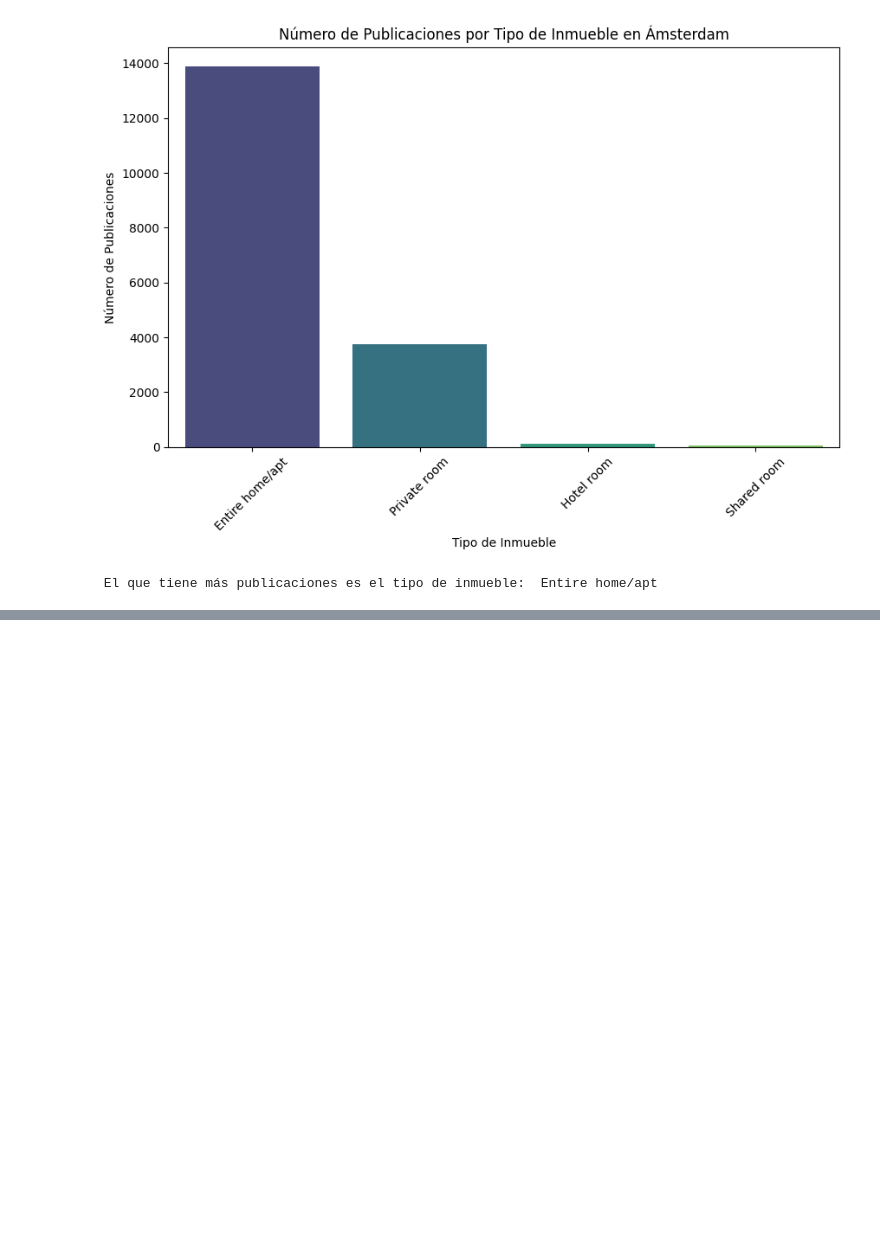
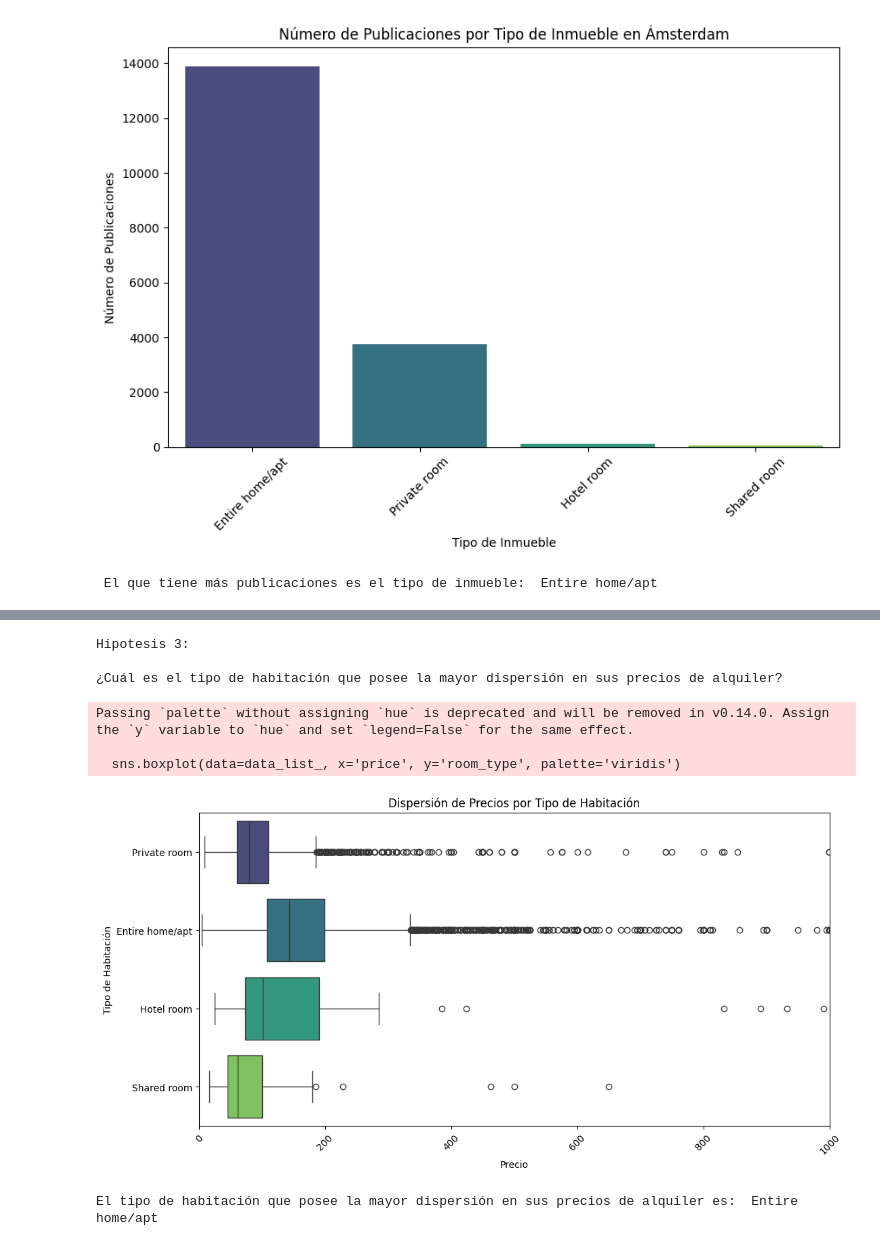
Before and after one commit to Emmaquantum/Data-Science-Proyect-Airbnb, a Jupyter notebook: PrimerReporte.ipynb, the cells around one changed output, grey strips where cells are left out. Saved outputs shown, nothing was run; the diff lists cells and outputs as text; code cells hidden in the pictures; blank space fills up the shorter version.

```diff
--- a/PrimerReporte.ipynb
+++ b/PrimerReporte.ipynb
@@ -328,0 +333,27 @@ El tipo de habitación con los precios más económicos es:  Shared room
+# %%
+print("Hipotesis 3: ")
+print("\n¿Cuál es el tipo de habitación que posee la mayor dispersión en sus precios de alquiler?")
+
+#Delete of cero prices of the column price on data_list_
+data_list_ = data_list_[data_list_['price'] > 0]
+
+#Create a boxplot of the prices by room_type, but the prices is the x-axis and room_type is the y-axis unti 1000 prices
+plt.figure(figsize=(12, 6))
+sns.boxplot(data=data_list_, x='price', y='room_type', palette='viridis')
+plt.xlim(0, 1000)  # Limitar el eje x para enfocar en precios razonables
+plt.title('Dispersión de Precios por Tipo de Habitación')
+plt.xlabel('Precio')
+plt.ylabel('Tipo de Habitación')
+plt.xticks(rotation=45)
+plt.show()
+
+print("\nEl tipo de habitación que posee la mayor dispersión en sus precios de alquiler es: ", data_list_['room_type'].value_counts().idxmax())
+# %% [output]
+Hipotesis 3:
+
+¿Cuál es el tipo de habitación que posee la mayor dispersión en sus precios de alquiler?
+Passing `palette` without assigning `hue` is deprecated and will be removed in v0.14.0. Assign the `y` variable to `hue` and set `legend=False` for the same effect.
+
+  sns.boxplot(data=data_list_, x='price', y='room_type', palette='viridis')
+[figure, added]
+El tipo de habitación que posee la mayor dispersión en sus precios de alquiler es:  Entire home/apt
```
Also changed, not shown: parts of 7 cells of this notebook.
